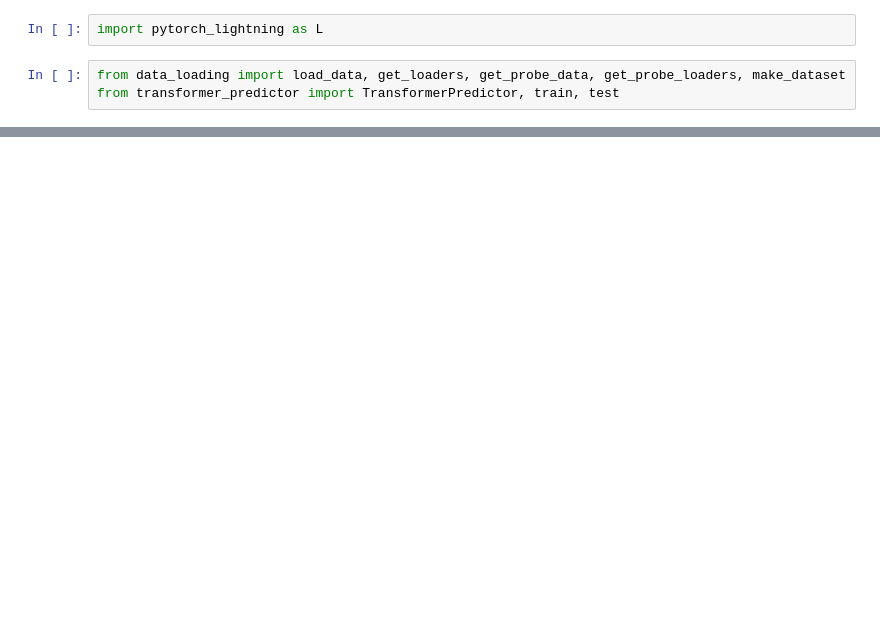
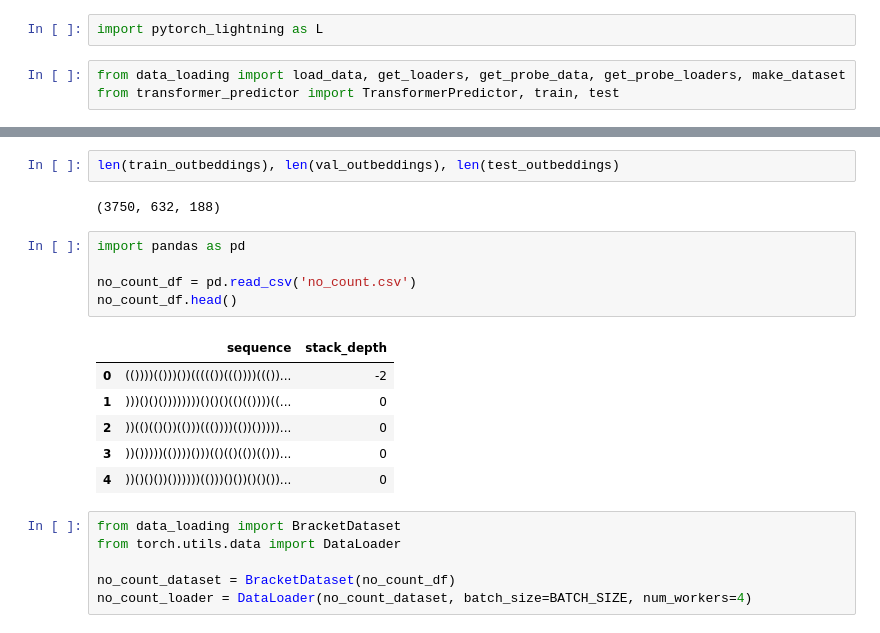
Before and after one commit to adyanshkakran/Mechanistic_Interpretability, a Jupyter notebook: train_new.ipynb, the cells around one changed output, grey strips where cells are left out. Drawn from its saved outputs; the diff is of its cells as text; blank space fills up the shorter version.

```diff
--- a/train_new.ipynb
+++ b/train_new.ipynb
@@ -55 +64,23 @@ LOCAL_RANK: 0 - CUDA_VISIBLE_DEVICES: [0]
 └───────────────────────────┴───────────────────────────┘
+# %%
+len(train_outbeddings), len(val_outbeddings), len(test_outbeddings)
+# %% [output]
+(3750, 632, 188)
+# %%
+import pandas as pd
+
+no_count_df = pd.read_csv('no_count.csv')
+no_count_df.head()
+# %% [output]
+|  | sequence | stack_depth |
+| 0 | (())))(()))())((((())((())))((())... | -2 |
+| 1 | )))()()())))))))()()()(()(())))((... | 0 |
+| 2 | ))(()(()())(()))((())))(())()))))... | 0 |
+| 3 | ))()))))(())))()))(()(()(())(()))... | 0 |
+| 4 | ))()()())())))))(()))()())()()())... | 0 |
+# %%
+from data_loading import BracketDataset
+from torch.utils.data import DataLoader
+
+no_count_dataset = BracketDataset(no_count_df)
+no_count_loader = DataLoader(no_count_dataset, batch_size=BATCH_SIZE, num_workers=4)
```
Also changed, not shown: parts of 13 cells of this notebook, 9 other files.
